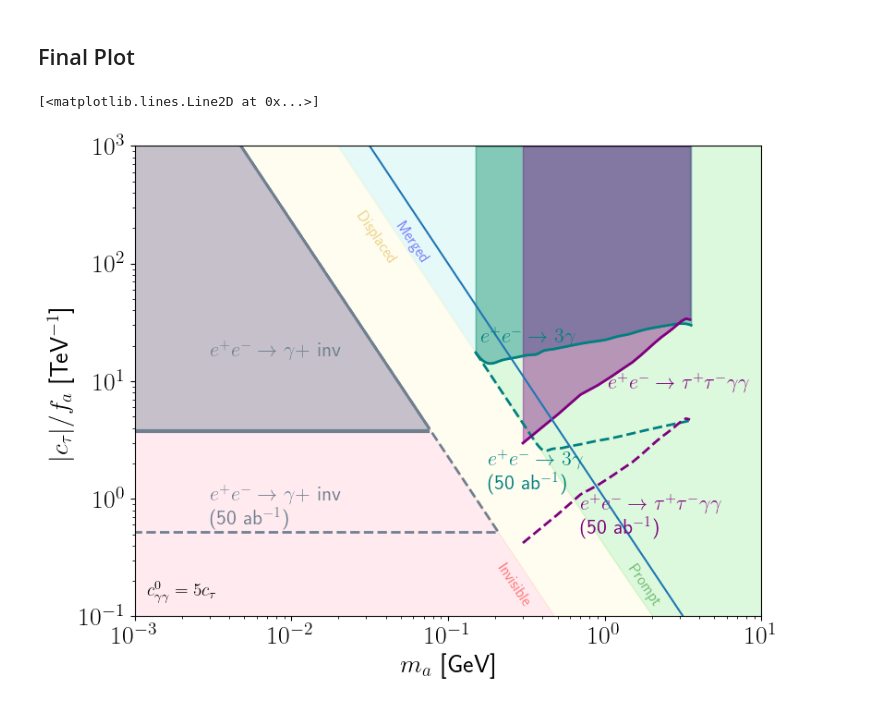
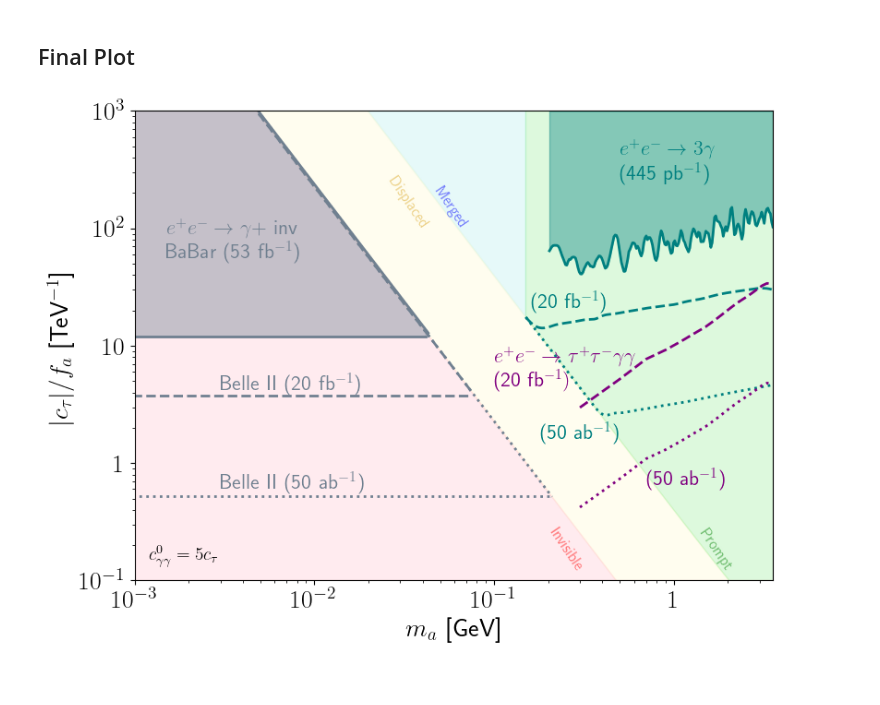
Before and after one commit to Jorge-Alda/tauALPs, a Jupyter notebook: ALP/BelleII/belleII_c0.ipynb, the cells around one changed output. Drawn from its saved outputs; the diff is of its cells as text; code cells hidden in the pictures.

Commit message:
Add BaBar gamma+inv and Belle 3gamma 445pb-1

```diff
--- a/ALP/BelleII/belleII_c0.ipynb
+++ b/ALP/BelleII/belleII_c0.ipynb
@@ -155,6 +161,14 @@ plt.loglog(list(np.logspace(np.log10(0.15), np.log10(0.95*np.min(df_3gamma_50ab_
 [<matplotlib.lines.Line2D at 0x...>]
 [figure]
 # %%
+interp_3gamma_445pb = CubicSpline(df_3gamma_445pb.sort_values(by='ma_GeV')['ma_GeV'], ctau_3gamma_445pb)
+def interp2_3gamma_445pb(ma):
+    if ma < min(df_3gamma_445pb['ma_GeV']):
+        return np.nan
+    if ma > max(df_3gamma_445pb['ma_GeV']):
+        return np.nan
+    return interp_3gamma_445pb(ma)
+
 interp2_3gamma_20fb = CubicSpline(list(np.logspace(np.log10(0.15), np.log10(0.95*np.min(df_3gamma_20fb_clean['ma_GeV'])), 5))+list(df_3gamma_20fb_clean['ma_GeV']), ctau_3gamma_20fb)
 
 interp2_3gamma_50ab = CubicSpline(list(np.logspace(np.log10(0.15), np.log10(0.95*np.min(df_3gamma_50ab_clean['ma_GeV'])), 5))+list(df_3gamma_50ab_clean['ma_GeV']), ctau_3gamma_50ab)
@@ -179,3 +196,6 @@ pd.DataFrame({
 # %%
 df_gammainv_20fb = pd.read_csv('gammainv_20fb.csv')
 df_gammainv_50ab = pd.read_csv('gammainv_50ab.csv')
+df_gammainv_BaBar = pd.read_csv('BaBar_gammainv.csv')
+# %%
+lim_BaBar_ctau = [df_gammainv_BaBar['gagamma_GeV-1'][i]/B3_c0(4*(mtau*1e-3)**2/df_gammainv_BaBar['ma_GeV'][i]**2, 4*(mtau*1e-3)**2/10.58**2)*np.pi*1000/a_em for i in df_gammainv_BaBar.index]
@@ -196,6 +225,7 @@ plt.ylim(1e-1, 1e5)
 (0.1, 100000.0)
 [figure]
 # %%
+low_gammainv_BaBar = [lim_BaBar_ctau[0] if ma<4.3e-2 else np.nan for ma in np.logspace(-4, np.log10(0.21), 200)]
 low_gammainv_20fb = [df_gammainv_20fb['gtau'][0]/(mtau*1e-6)/6 if ma<0.075 else np.nan for ma in np.logspace(-4, np.log10(0.21), 200)]
 # %%
 
@@ -226,54 +258,57 @@ def erange(start, end):
         elif i == 1:
             yield '$10$'
         else:
             yield r'$10^{'+str(i)+'}$'
 
 fig = plt.figure(figsize=(8, 6))
 plt.fill_between(np.logspace(-4, np.log10(0.15), 200), [coupling_length_ALP(1, ma) for ma in np.logspace(-4, np.log10(0.15), 200)], 1e3, color='paleturquoise', alpha=0.3)
 plt.fill_between(np.logspace(-3, 1, 200), [coupling_length_ALP(300, ma) for ma in np.logspace(-3, 1, 200)], [coupling_length_ALP(1, ma) for ma in np.logspace(-3, 1, 200)], color='lemonchiffon', alpha=0.3)
 plt.fill_between(np.logspace(np.log10(0.15), 1, 200), [coupling_length_ALP(1, ma) for ma in np.logspace(np.log10(0.15), 1, 200)], 1e3, color='lightgreen', alpha=0.3)
 plt.fill_between(np.logspace(-3, 1, 200), 0.1, [coupling_length_ALP(300, ma) for ma in np.logspace(-3, 1, 200)], color='pink', alpha=0.3)
 plt.annotate('Invisible', (0.2, 0.12), color='red', fontsize=12, alpha=0.5, rotation=-56)
 plt.annotate('Displaced', (2.5e-2, 1e2), color='goldenrod', fontsize=12, rotation=-56, alpha=0.5)
 plt.annotate('Prompt', (1.35, 0.12), color='green', fontsize=12, alpha=0.5, rotation=-56)
 plt.annotate('Merged', (4.5e-2, 1e2), color='blue', fontsize=12, rotation=-56, alpha=0.5)
 
-plt.fill_between(np.logspace(-4, np.log10(0.21), 200), low_gammainv_20fb, [coupling_length_ALP(300, ma) for ma in np.logspace(-4, np.log10(0.21), 200)], alpha=0.4, color='slategray')
-plt.loglog(np.logspace(-4, np.log10(0.21), 200), low_gammainv_20fb, c='slategray', lw=3)
-plt.loglog(np.logspace(-4, np.log10(0.075), 200), [coupling_length_ALP(300, ma) for ma in np.logspace(-4, np.log10(0.075), 200)], c='slategray', lw=2)
-plt.loglog([1e-4, 0.21], [df_gammainv_50ab['gtau'][0]/(mtau*1e-6)/6, df_gammainv_50ab['gtau'][0]/(mtau*1e-6)/6], c='slategray', lw=2, ls='dashed')
-plt.loglog(np.logspace(-4, np.log10(0.075), 200), [coupling_length_ALP(300, ma) for ma in np.logspace(-4, np.log10(0.075), 200)], c='slategray', lw=2)
-plt.loglog(np.logspace(-4, np.log10(0.21), 200), [coupling_length_ALP(300, ma) for ma in np.logspace(-4, np.log10(0.21), 200)], c='slategray', lw=2, ls='dashed')
-plt.annotate(r'$e^+e^-\to\gamma +$ inv', (3e-3, 16), color='slategray', fontsize=16)
-plt.annotate(r'$e^+e^-\to\gamma +$ inv' + '\n' + r'(50 ab$^{-1}$)', (3e-3, 6e-1), color='slategray', fontsize=16)
+plt.fill_between(np.logspace(-4, np.log10(0.21), 200), low_gammainv_BaBar, [coupling_length_ALP(275, ma) for ma in np.logspace(-4, np.log10(0.21), 200)], alpha=0.4, color='slategray')
+plt.loglog(np.logspace(-4, np.log10(0.21), 200), low_gammainv_BaBar, c='slategray', lw=2)
+plt.loglog(np.logspace(-4, np.log10(4.3e-2), 200), [coupling_length_ALP(275, ma) for ma in np.logspace(-4, np.log10(4.3e-2), 200)], c='slategray', lw=2)
 
-plt.fill_between(np.logspace(np.log10(0.15), np.log10(2e-3*mtau), 200), [interp2_3gamma_20fb(ma) for ma in np.logspace(np.log10(0.15), np.log10(2e-3*mtau), 200)], 1e3, alpha=0.4, color='teal')
-plt.loglog(np.logspace(np.log10(0.15), np.log10(2e-3*mtau), 200), [interp2_3gamma_20fb(ma) for ma in np.logspace(np.log10(0.15), np.log10(2e-3*mtau), 200)], color='teal', lw=2)
-plt.loglog(np.logspace(np.log10(0.15), np.log10(2e-3*mtau), 200), [interp2_3gamma_50ab(ma) for ma in np.logspace(np.log10(0.15), np.log10(2e-3*mtau), 200)], color='teal', lw=2, ls='dashed')
-plt.annotate(r'$e^+e^-\to 3\gamma$', (1.6e-1, 21), color='teal', fontsize=16)
-plt.annotate(r'$e^+e^-\to 3\gamma$' + '\n' + r'(50 ab$^{-1}$)', (1.8e-1, 1.2), color='teal', fontsize=16)
+plt.loglog(np.logspace(-4, np.log10(0.21), 200), low_gammainv_20fb, c='slategray', lw=2, ls='dashed')
+plt.loglog(np.logspace(-4, np.log10(0.075), 200), [coupling_length_ALP(300, ma) for ma in np.logspace(-4, np.log10(0.075), 200)], c='slategray', lw=2, ls='dashed')
+plt.loglog([1e-4, 0.21], [df_gammainv_50ab['gtau'][0]/(mtau*1e-6)/6, df_gammainv_50ab['gtau'][0]/(mtau*1e-6)/6], c='slategray', lw=2, ls='dotted')
+plt.loglog(np.logspace(-4, np.log10(0.21), 200), [coupling_length_ALP(300, ma) for ma in np.logspace(-4, np.log10(0.21), 200)], c='slategray', lw=2, ls='dotted')
+plt.annotate(r'$e^+e^-\to\gamma + $ inv' + '\n' + r'BaBar (53 fb$^{-1}$)', (1.5e-3, 55), color='slategray', fontsize=16)
+plt.annotate(r'Belle II (20 fb$^{-1}$)', (3e-3, 4.2), color='slategray', fontsize=16)
+plt.annotate(r'Belle II (50 ab$^{-1}$)', (3e-3, 6e-1), color='slategray', fontsize=16)
 
-plt.fill_between(df_taugamma20fb['ma_GeV'], df_taugamma20fb['ctau'], 1e3,label=r'$20\,\mathrm{fb}^{-1}$', alpha=0.4, color='purple')
-plt.loglog(df_taugamma20fb['ma_GeV'], df_taugamma20fb['ctau'], color='purple', lw=2)
-plt.loglog(df_taugamma20fb['ma_GeV'], df_taugamma50ab['ctau'], color='purple', lw=2, ls='dashed')
-plt.annotate(r'$e^+e^-\to \tau^+\tau^-\gamma\gamma$', (1.05, 8.5), color='purple', fontsize=16)
-plt.annotate(r'$e^+e^-\to \tau^+\tau^-\gamma\gamma$' + '\n' + r'(50 ab$^{-1}$)', (0.7, 5e-1), color='purple', fontsize=16)
+plt.fill_between(np.logspace(np.log10(0.15), np.log10(2e-3*mtau), 200), [interp2_3gamma_445pb(ma) for ma in np.logspace(np.log10(0.15), np.log10(2e-3*mtau), 200)], 1e3, alpha=0.4, color='teal')
+plt.loglog(np.logspace(np.log10(0.15), np.log10(2e-3*mtau), 200), [interp2_3gamma_445pb(ma) for ma in np.logspace(np.log10(0.15), np.log10(2e-3*mtau), 200)], color='teal', lw=2)
+plt.loglog(np.logspace(np.log10(0.15), np.log10(2e-3*mtau), 200), [interp2_3gamma_20fb(ma) for ma in np.logspace(np.log10(0.15), np.log10(2e-3*mtau), 200)], color='teal', lw=2, ls='dashed')
+plt.loglog(np.logspace(np.log10(0.15), np.log10(2e-3*mtau), 200), [interp2_3gamma_50ab(ma) for ma in np.logspace(np.log10(0.15), np.log10(2e-3*mtau), 200)], color='teal', lw=2, ls='dotted')
+plt.annotate(r'$e^+e^-\to 3\gamma$' + '\n' + '(445 pb$^{-1}$)', (0.5, 260), color='teal', fontsize=16)
+plt.annotate(r'(20 fb$^{-1}$)', (1.6e-1, 21), color='teal', fontsize=16)
+plt.annotate(r'(50 ab$^{-1}$)', (1.8e-1, 1.6), color='teal', fontsize=16)
+
+#plt.fill_between(df_taugamma20fb['ma_GeV'], df_taugamma20fb['ctau'], 1e3,label=r'$20\,\mathrm{fb}^{-1}$', alpha=0.4, color='purple')
+plt.loglog(df_taugamma20fb['ma_GeV'], df_taugamma20fb['ctau'], color='purple', lw=2, ls='dashed')
+plt.loglog(df_taugamma20fb['ma_GeV'], df_taugamma50ab['ctau'], color='purple', lw=2, ls='dotted')
+plt.annotate(r'$e^+e^-\to \tau^+\tau^-\gamma\gamma$' + '\n' + r'(20 fb$^{-1})$', (0.1, 4.5), color='purple', fontsize=16)
+plt.annotate(r'(50 ab$^{-1}$)', (0.7, 6.5e-1), color='purple', fontsize=16)
 
 ax = plt.gca()
 ax.set_xscale('log')
 ax.set_yscale('log')
 plt.ylim(0.1, 1000)
-plt.xlim(1e-3, 10)
+plt.xlim(1e-3, 2e-3*mtau)
 plt.xlabel(r'$m_a$ [GeV]', fontsize=20)
 plt.ylabel(r'$|c_\tau|/f_a$ [TeV$^{-1}$]', fontsize=20)
 
-plt.xticks([10**x for x in range(int(np.log10(1e-3)), 1+int(np.log10(10)))], labels=erange(int(np.log10(1e-3)), 1+int(np.log10(10))), fontsize=20)
+plt.xticks([10**x for x in range(int(np.log10(1e-3)), 1+int(np.log10(2e-3*mtau)))], labels=erange(int(np.log10(1e-3)), 1+int(np.log10(2e-3*mtau))), fontsize=20)
 plt.yticks([10**x for x in range(int(np.log10(1e-1)), 1+int(np.log10(1e3)))], labels=erange(int(np.log10(1e-1)), 1+int(np.log10(1e3))),fontsize=20)
 
 plt.annotate(r'$c_{\gamma\gamma}^0 = 5c_\tau$', (1.2e-3, 0.15), fontsize= 14)
 plt.tight_layout(pad=0.5)
-plt.loglog(np.logspace(-3, 1, 200), [ma**(-2) for ma in np.logspace(-3, 1, 200)])
-#plt.savefig('BelleII_tau_c0.pdf')
+plt.savefig('BelleII_tau_c0.pdf')
 # %% [output]
-[<matplotlib.lines.Line2D at 0x...>]
-[figure, old version]
+[figure, new version]
```
Also changed, not shown: parts of 8 cells of this notebook, 30 other files.
